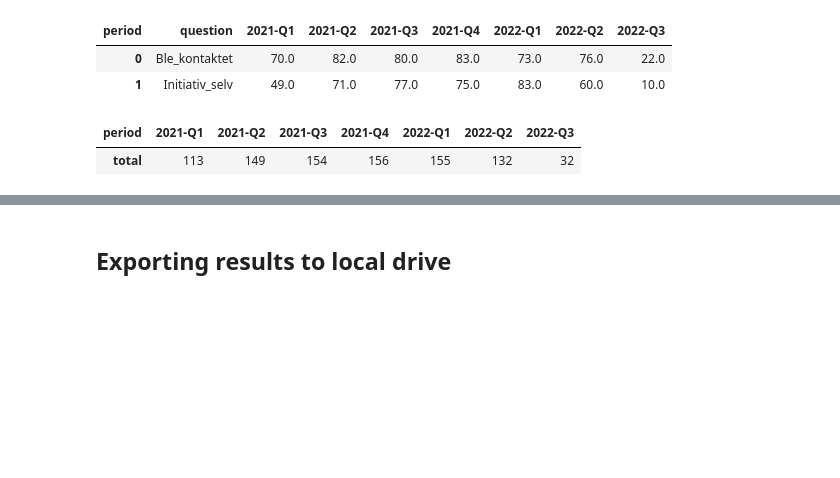
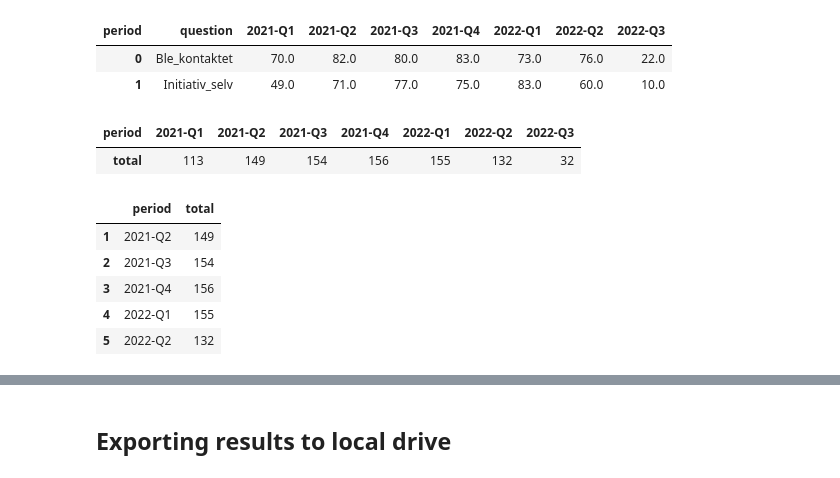
Before and after one commit to gabrielborja/parc_de_montjuic, a Jupyter notebook: quarterly_survey.ipynb, the cells around one changed output, grey strips where cells are left out. Drawn from its saved outputs; the diff is of its cells as text; code cells hidden in the pictures; blank space fills up the shorter version.

```diff
--- a/quarterly_survey.ipynb
+++ b/quarterly_survey.ipynb
@@ -125,3 +127,18 @@ tb_1t
 # %% [output]
 | period | 2021-Q1 | 2021-Q2 | 2021-Q3 | 2021-Q4 | 2022-Q1 | 2022-Q2 | 2022-Q3 |
 | total | 113 | 149 | 154 | 156 | 155 | 132 | 32 |
+# %%
+# Creating melted table for true/false question
+def melt_table_1t(df):
+  df_m = df.T.reset_index()
+  return df_m[df_m['period']!=df_m['period'].unique()[-1]] # Dropping current period
+
+tb_1t_m = melt_table_1t(tb_1t)
+tb_1t_m.tail()
+# %% [output]
+|  | period | total |
+| 1 | 2021-Q2 | 149 |
+| 2 | 2021-Q3 | 154 |
+| 3 | 2021-Q4 | 156 |
+| 4 | 2022-Q1 | 155 |
+| 5 | 2022-Q2 | 132 |
```
Also changed, not shown: parts of 12 cells of this notebook.
